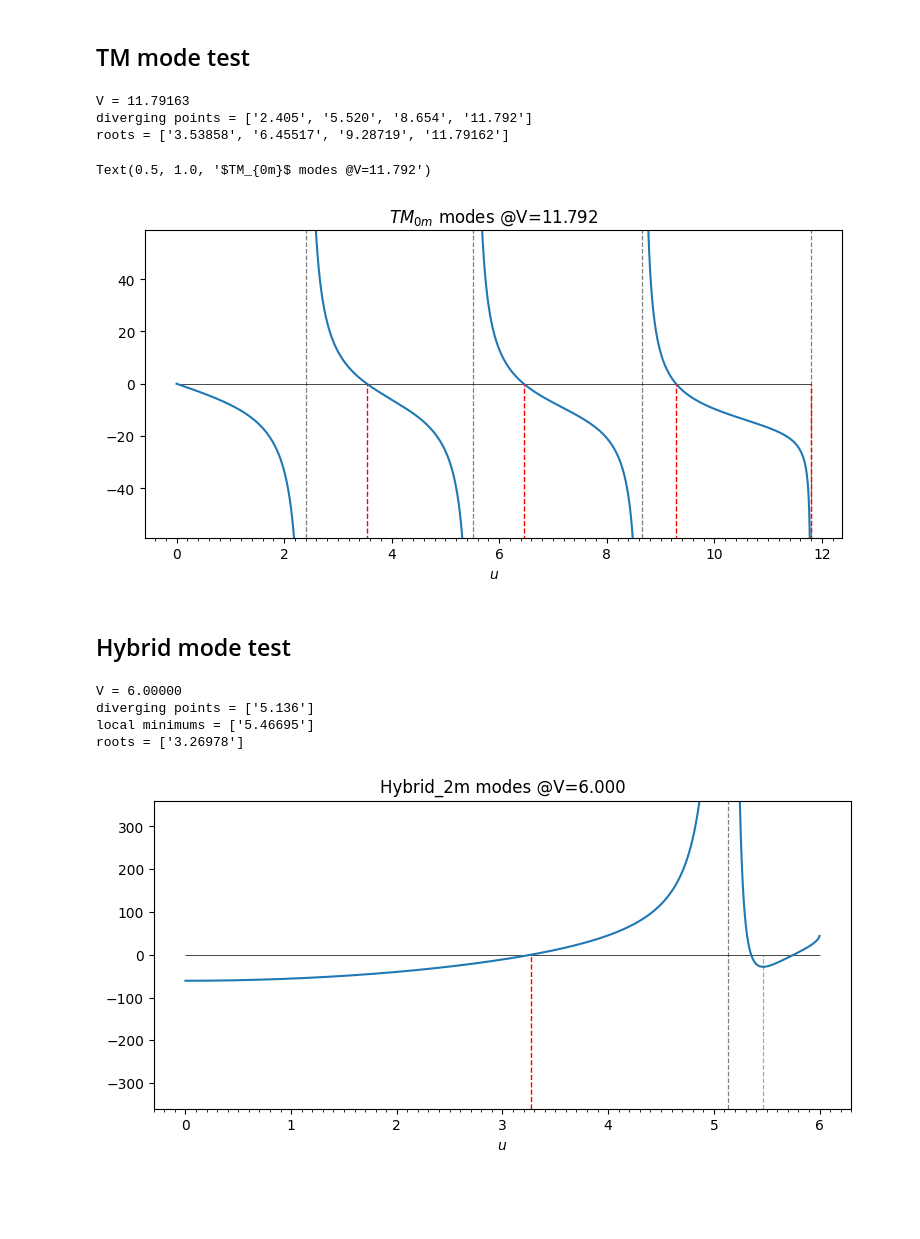
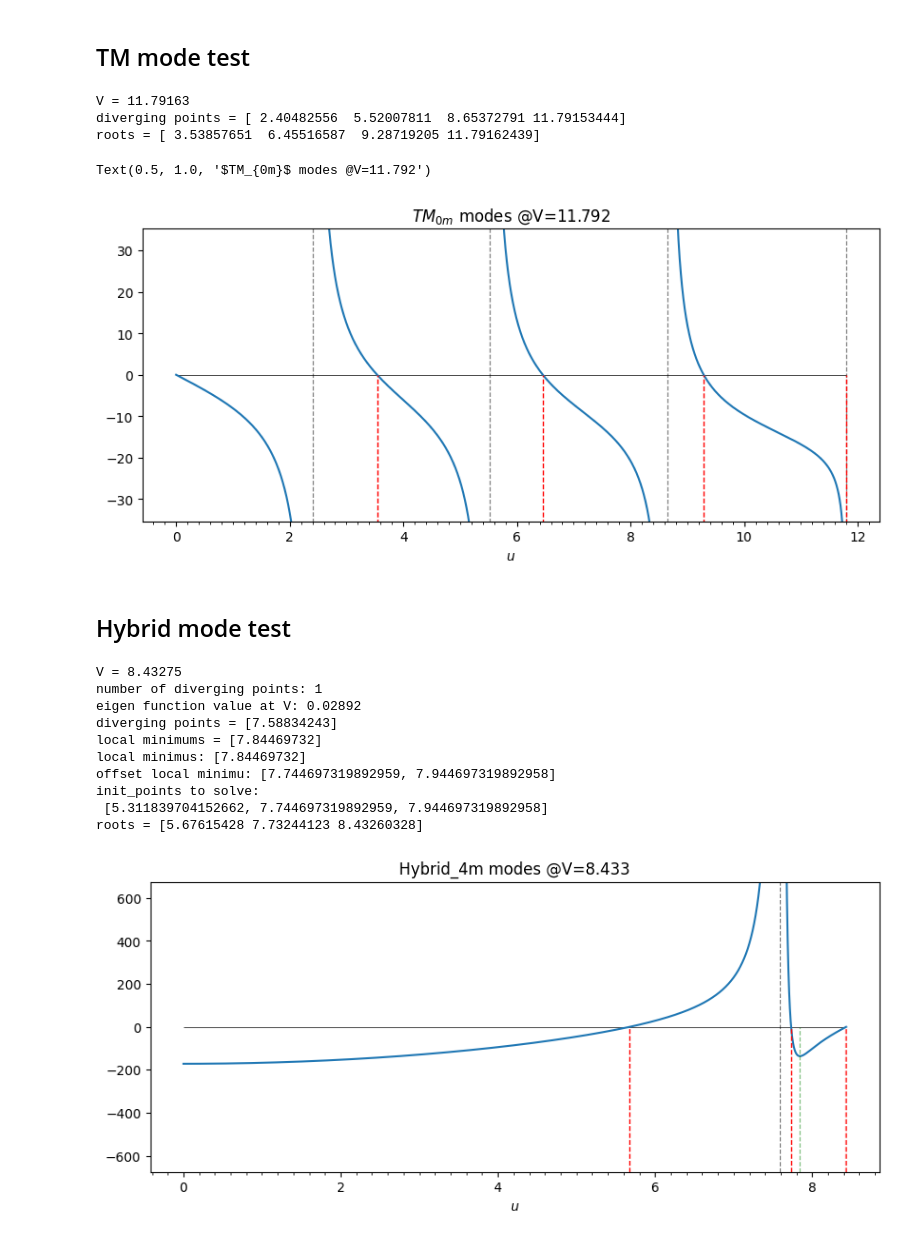
Before and after one commit to jkkow/fmdtool, a Jupyter notebook: draft/usolver_general.ipynb, the cells around one changed output. Drawn from its saved outputs; the diff is of its cells as text; code cells hidden in the pictures; blank space fills up the shorter version.

```diff
--- a/draft/usolver_general.ipynb
+++ b/draft/usolver_general.ipynb
@@ -144,17 +128,17 @@ def get_roots_for_TEM(eigen_eq: callable, init_points: list[float], v) -> list[f
 # %%
 def plot_eigen_eq(eigen_eq, v, plot_limit=None):
 
-  fig, ax = plt.subplots(figsize=(9, 4))
+  fig, ax = plt.subplots(figsize=(10, 4))
 
   if plot_limit is None:
-    plot_limit = 5*v
+    plot_limit = 3*v
 
   ax.set_ylim(-plot_limit, plot_limit)
   ax.hlines(y=0, xmin=0, xmax=v, colors='k', linewidth=0.5) # plot x axis.
-  u = np.linspace(0.0001, v-0.0001, int(v*1000))
+  u = np.linspace(0.0001, v-0.0001, int(v*2000))
 
   eigen_plot = eigen_eq(u)
-  eigen_plot = np.where(abs(eigen_plot) >= 3*plot_limit, None, eigen_plot)
+  eigen_plot = np.where(abs(eigen_plot) >= 20000, None, eigen_plot)
   ax.plot(u, eigen_plot)
 
 
@@ -217,9 +201,9 @@ plot_roots(ax, roots)
 ax.set_title(r"$TM_{0m}$ modes"+f" @V={v:.3f}")
 # %% [output]
 V = 11.79163
-diverging points = ['2.405', '5.520', '8.654', '11.792']
-roots = ['3.53858', '6.45517', '9.28719', '11.79162']
+diverging points = [ 2.40482556  5.52007811  8.65372791 11.79153444]
+roots = [ 3.53857651  6.45516587  9.28719205 11.79162439]
 Text(0.5, 1.0, '$TM_{0m}$ modes @V=11.792')
-[figure, old version]
+[figure, new version]
 # %% [markdown]
 ## Hybrid mode test
@@ -241,38 +250,60 @@ def get_init_points_to_solve_hybrid(eigen_eq: callable, v: float, q: int) -> lis
       init_points.append(v*0.7)
       return init_points
   else:
-    init_points.append(diverging_points[0]*0.5)
-    return init_points
+    init_points.append(diverging_points[0]*0.7)
+    local_minimums = get_local_minimum(eigen_eq, v, q)
+    print(f"local minimus: {local_minimums}")
+    if local_minimums is not None:
+      offset = 0.1 # Don't change this value
+      offset_local_minimum = [val for x in local_minimums for val in (x - offset, x + offset)]
+      print(f"offset local minimu: {offset_local_minimum}")
+      init_points += offset_local_minimum
+      print(f"init_points to solve: \t\n {init_points}")
+      return init_points
+    else:
+      return init_points
 # %%
 def get_roots_for_hybrid(eigen_eq: callable, init_points: list[float], v) -> list:
   pass
 # %%
-q = 2
-v = 6
+q = 4
+v = 8.43275
+# v = jn_zeros(q, 2)[-1]
 print(f"V = {v:.5f}")
+print(f"number of diverging points: {num_of_zeros_jn(v,q)}")
 na = 0.3
 nclad = 1.444
 ncore = np.sqrt(na*na + nclad*nclad)
 
 eigen_hybrid = gen_eigen_eq(v, ncore, nclad, q, mode='hybrid')
+print(f"eigen function value at V: {eigen_hybrid(v-1E-6):.5f}")
 local_minimums = get_local_minimum(eigen_hybrid, v, q)
 
-plot_limit = 30*q*v
+plot_limit = 20*q*v
 fig, ax = plot_eigen_eq(eigen_hybrid, v, plot_limit)
 ax.set_title(f"Hybrid_{q}m modes @V={v:.3f}")
 plot_diverging_points(ax, v, q, plot_limit)
 plot_local_minimum(ax, local_minimums, v, plot_limit)
+# ax.set_xlim(v-1E-1, v)
+# ax.set_ylim(-10, 10)
 
 # roots analysis
 init_points = get_init_points_to_solve_hybrid(eigen_hybrid, v, q)
+
 if init_points is not None:
   roots = fsolve(eigen_hybrid, init_points)
   plot_roots(ax, roots, plot_limit)
 else:
   print(f"No root")
 # %% [output]
-V = 6.00000
-diverging points = ['5.136']
-local minimums = ['5.46695']
-roots = ['3.26978']
+V = 8.43275
+number of diverging points: 1
+eigen function value at V: 0.02892
+diverging points = [7.58834243]
+local minimums = [7.84469732]
+local minimus: [7.84469732]
+offset local minimu: [7.744697319892959, 7.944697319892958]
+init_points to solve:
+ [5.311839704152662, 7.744697319892959, 7.944697319892958]
+roots = [5.67615428 7.73244123 8.43260328]
-[figure, old version]
+[figure, new version]
```
Also changed, not shown: parts of 7 cells of this notebook.
